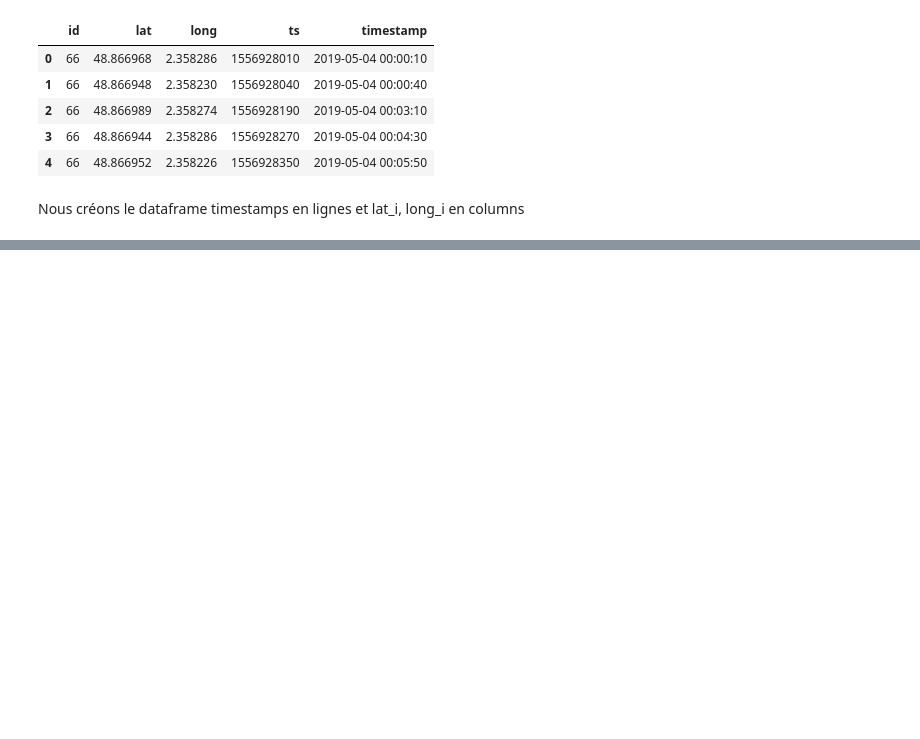
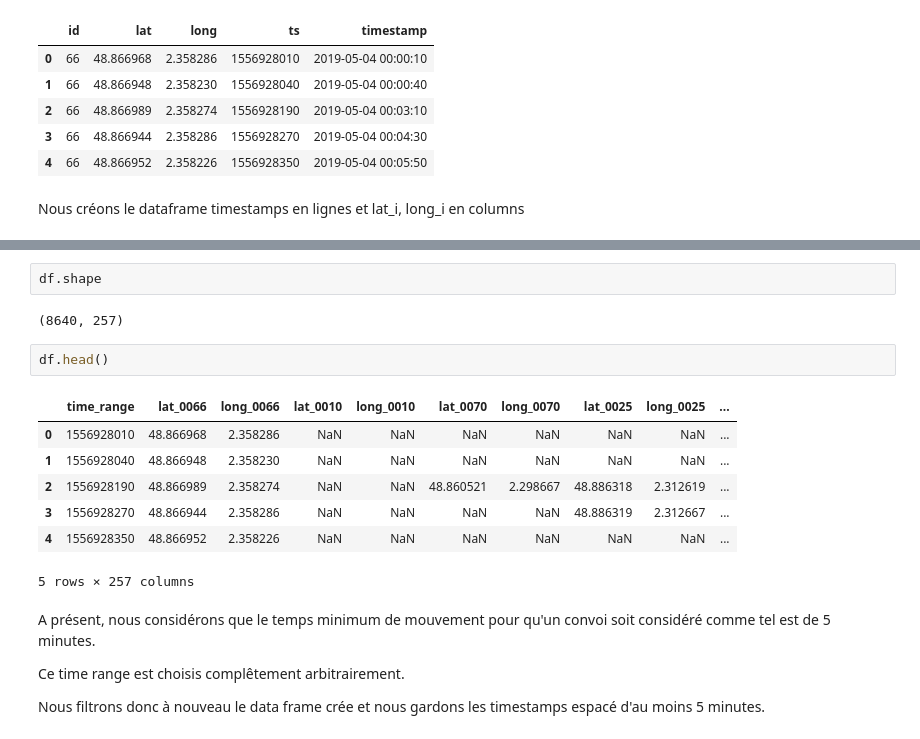
Before and after one commit to jeremycombe/technical_test, a Jupyter notebook: technical test.ipynb, the cells around one changed output, grey strips where cells are left out. Saved outputs shown, nothing was run; the diff lists cells and outputs as text; blank space fills up the shorter version.

```diff
--- a/technical test.ipynb
+++ b/technical test.ipynb
@@ -780,0 +781,20 @@ df = create_df_ts_in_function_gps(df_merged)
+# %%
+df.shape
+# %% [output]
+(8640, 257)
+# %%
+df.head()
+# %% [output]
+|  | time_range | lat_0066 | long_0066 | lat_0010 | long_0010 | lat_0070 | long_0070 | lat_0025 | long_0025 | ... |
+| 0 | 1556928010 | 48.866968 | 2.358286 | NaN | NaN | NaN | NaN | NaN | NaN | ... |
+| 1 | 1556928040 | 48.866948 | 2.358230 | NaN | NaN | NaN | NaN | NaN | NaN | ... |
+| 2 | 1556928190 | 48.866989 | 2.358274 | NaN | NaN | 48.860521 | 2.298667 | 48.886318 | 2.312619 | ... |
+| 3 | 1556928270 | 48.866944 | 2.358286 | NaN | NaN | NaN | NaN | 48.886319 | 2.312667 | ... |
+| 4 | 1556928350 | 48.866952 | 2.358226 | NaN | NaN | NaN | NaN | NaN | NaN | ... |
+5 rows × 257 columns
+# %% [markdown]
+A présent, nous considérons que le temps minimum de mouvement pour qu'un convoi soit considéré comme tel est de 5 minutes.
+
+Ce time range est choisis complêtement arbitrairement.
+
+Nous filtrons donc à nouveau le data frame crée et nous gardons les timestamps espacé d'au moins 5 minutes.
```
Also changed, not shown: parts of 5 cells of this notebook, 1 other file.
